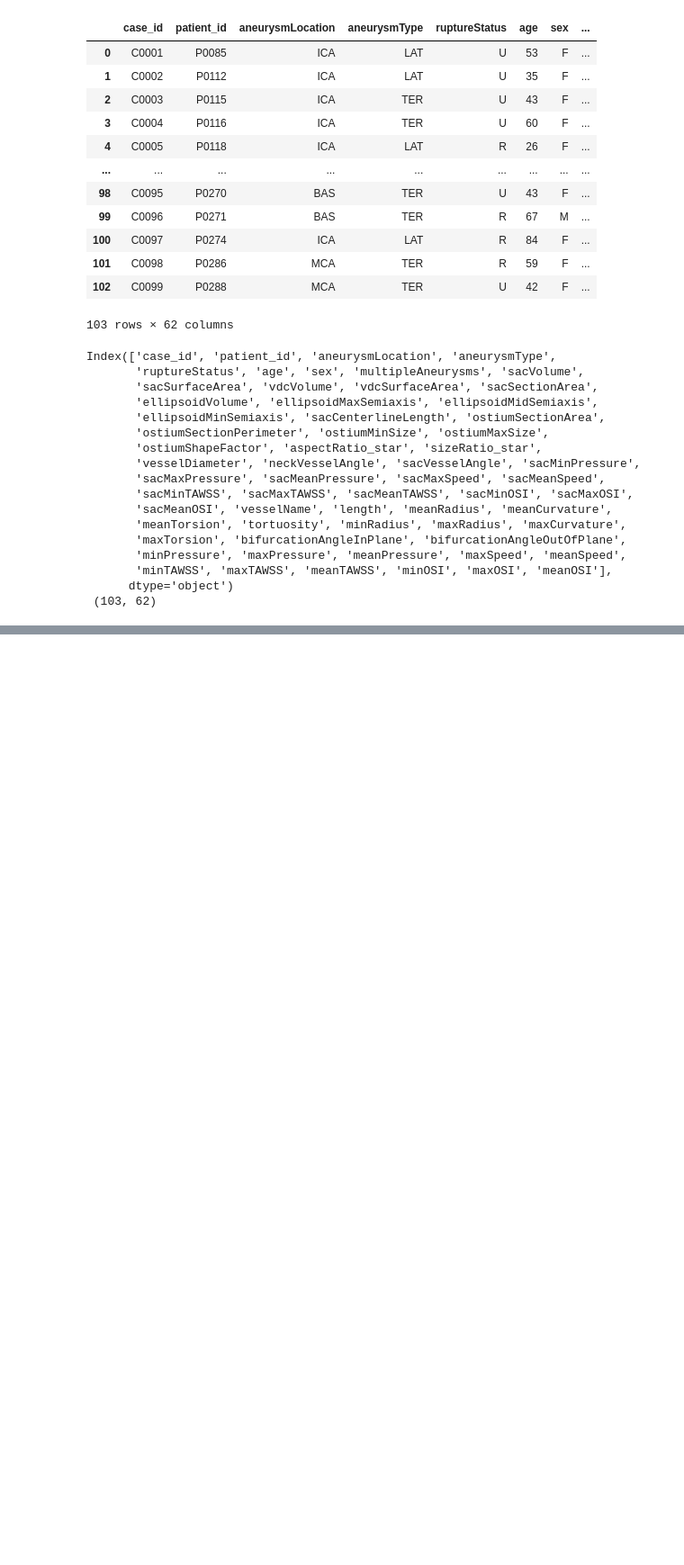
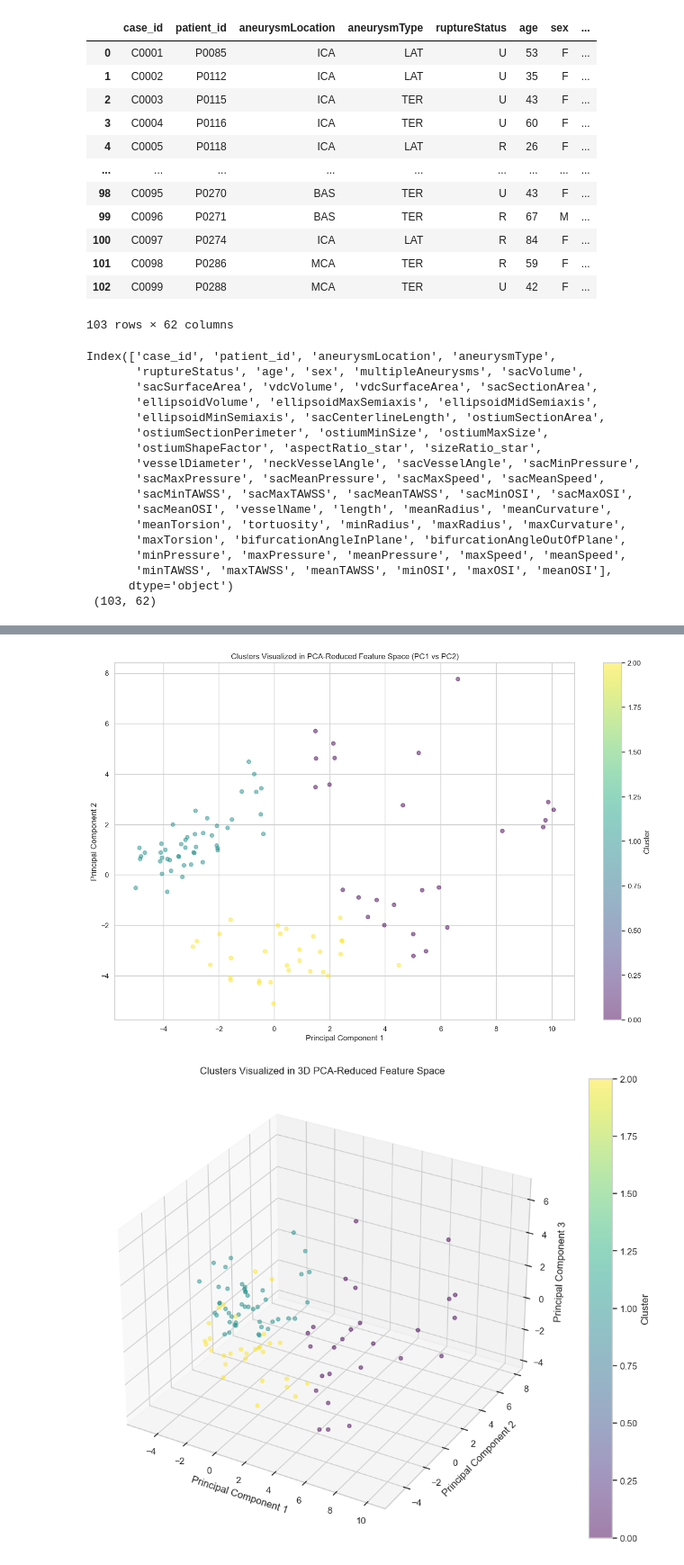
Before and after one commit to shrinitbabel/Aneurysm-CFD-Supervised-Clustering, a Jupyter notebook: Aneurysm EDA.ipynb, the cells around one changed output, grey strips where cells are left out. Shown at 90% size. Drawn from its saved outputs; the diff is of its cells as text; code cells hidden in the pictures; blank space fills up the shorter version.

```diff
--- a/Aneurysm EDA.ipynb
+++ b/Aneurysm EDA.ipynb
@@ -227,0 +129,67 @@ plt.show()
+# %%
+import matplotlib.pyplot as plt
+import seaborn as sns
+import pandas as pd
+
+# Set up the plotting style
+sns.set(style="whitegrid")
+
+# Scatter plot for PCA components with clusters
+plt.figure(figsize=(16, 10))
+scatter = plt.scatter(principal_df_with_rupture['PC1'], principal_df_with_rupture['PC2'],
+                      c=principal_df_with_rupture['Cluster'], cmap='viridis', alpha=0.5)
+plt.title('Clusters Visualized in PCA-Reduced Feature Space (PC1 vs PC2)')
+plt.xlabel('Principal Component 1')
+plt.ylabel('Principal Component 2')
+plt.colorbar(scatter, label='Cluster')
+plt.show()
+
+# Scatter plot for 3D PCA components with clusters
+fig = plt.figure(figsize=(16, 10))
+ax = fig.add_subplot(111, projection='3d')
+scatter = ax.scatter(principal_df_with_rupture['PC1'], principal_df_with_rupture['PC2'],
+                     principal_df_with_rupture['PC3'], c=principal_df_with_rupture['Cluster'], cmap='viridis', alpha=0.5)
+ax.set_title('Clusters Visualized in 3D PCA-Reduced Feature Space')
+ax.set_xlabel('Principal Component 1')
+ax.set_ylabel('Principal Component 2')
+ax.set_zlabel('Principal Component 3')
+fig.colorbar(scatter, ax=ax, label='Cluster')
+plt.show()
+
+# Bar plot for rupture proportions in each cluster
+rupture_proportions.plot(kind='bar', figsize=(10, 6))
+plt.title('Proportion of Ruptured Aneurysms within Each Cluster')
+plt.xlabel('Cluster')
+plt.ylabel('Proportion of Ruptured Aneurysms')
+plt.show()
+
+# Top characteristics based on variance
+top_characteristics = ['sacVolume', 'vdcVolume', 'ellipsoidVolume', 'maxTorsion', 'sacSurfaceArea',
+                       'vdcSurfaceArea', 'sacVesselAngle', 'bifurcationAngleInPlane', 'neckVesselAngle', 'sacSectionArea']
+
+# Generate box plots for the selected characteristics
+plt.figure(figsize=(20, 25))
+for i, feature in enumerate(top_characteristics, 1):
+    plt.subplot(5, 2, i)
+    sns.boxplot(x='Cluster', y=feature, data=data_encoded_with_rupture)
+    plt.title(f'Boxplot of {feature} by Cluster')
+
+plt.tight_layout()
+plt.show()
+
+# Ensure all columns used in pairplot are numeric
+pairplot_data = data_encoded_with_rupture[top_characteristics + ['Cluster']].copy()
+
+# Convert all columns to numeric and drop any rows with invalid values
+pairplot_data = pairplot_data.apply(pd.to_numeric, errors='coerce')
+pairplot_data = pairplot_data.dropna()
+
+# Convert Cluster to a categorical variable for the pair plot
+pairplot_data['Cluster'] = pairplot_data['Cluster'].astype('category')
+
+# Pair plot for the selected characteristics with clusters
+sns.pairplot(pairplot_data, hue='Cluster', palette='viridis')
+plt.show()
+# %% [output]
+[figure, added]
+[figure, added]
```
Also changed, not shown: parts of 8 cells of this notebook, 1 other file.
